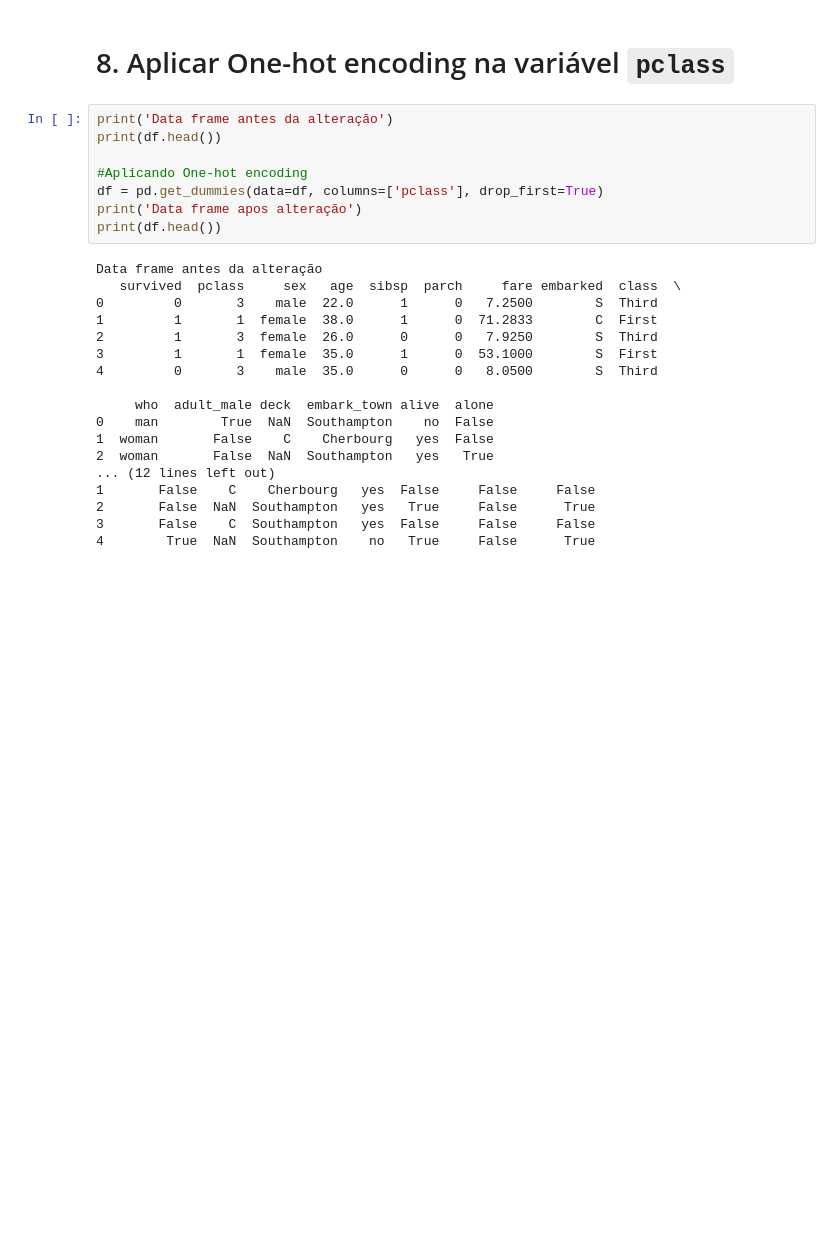
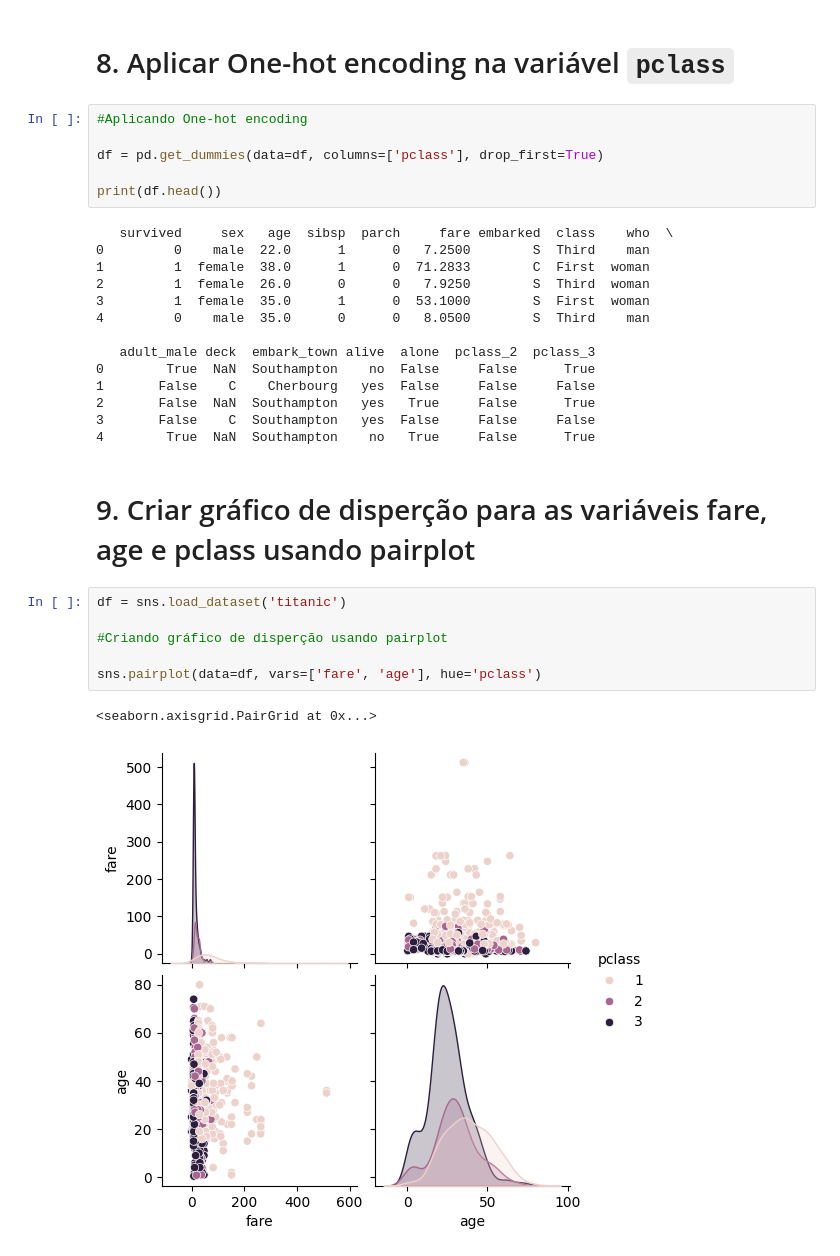
Before and after one commit to DaviFerreira0106/notebooks-inteligenciaArtificial, a Jupyter notebook: Atividade_Pandas_titanic.ipynb, the cells around one changed output. Drawn from its saved outputs; the diff is of its cells as text; blank space fills up the shorter version.

```diff
--- a/Atividade_Pandas_titanic.ipynb
+++ b/Atividade_Pandas_titanic.ipynb
@@ -136,28 +136,33 @@ sns.barplot(data=df, x='sex', y='age', hue='pclass')
 # %% [markdown]
 # 8. Aplicar One-hot encoding na variável **`pclass`**
 # %%
-print('Data frame antes da alteração')
+#Aplicando One-hot encoding
+
+df = pd.get_dummies(data=df, columns=['pclass'], drop_first=True)
+
 print(df.head())
-
-#Aplicando One-hot encoding
-df = pd.get_dummies(data=df, columns=['pclass'], drop_first=True)
-print('Data frame apos alteração')
-print(df.head())
 # %% [output]
-Data frame antes da alteração
-   survived  pclass     sex   age  sibsp  parch     fare embarked  class  \
-0         0       3    male  22.0      1      0   7.2500        S  Third
-1         1       1  female  38.0      1      0  71.2833        C  First
-2         1       3  female  26.0      0      0   7.9250        S  Third
-3         1       1  female  35.0      1      0  53.1000        S  First
-4         0       3    male  35.0      0      0   8.0500        S  Third
+   survived     sex   age  sibsp  parch     fare embarked  class    who  \
+0         0    male  22.0      1      0   7.2500        S  Third    man
+1         1  female  38.0      1      0  71.2833        C  First  woman
+2         1  female  26.0      0      0   7.9250        S  Third  woman
+3         1  female  35.0      1      0  53.1000        S  First  woman
+4         0    male  35.0      0      0   8.0500        S  Third    man
 
-     who  adult_male deck  embark_town alive  alone
-0    man        True  NaN  Southampton    no  False
-1  woman       False    C    Cherbourg   yes  False
-2  woman       False  NaN  Southampton   yes   True
-... (12 lines left out)
+   adult_male deck  embark_town alive  alone  pclass_2  pclass_3
+0        True  NaN  Southampton    no  False     False      True
 1       False    C    Cherbourg   yes  False     False     False
 2       False  NaN  Southampton   yes   True     False      True
 3       False    C  Southampton   yes  False     False     False
 4        True  NaN  Southampton    no   True     False      True
+# %% [markdown]
+# 9. Criar gráfico de disperção para as variáveis fare, age e pclass usando pairplot
+# %%
+df = sns.load_dataset('titanic')
+
+#Criando gráfico de disperção usando pairplot
+
+sns.pairplot(data=df, vars=['fare', 'age'], hue='pclass')
+# %% [output]
+<seaborn.axisgrid.PairGrid at 0x...>
+[figure, added]
```
Also changed, not shown: parts of 2 cells of this notebook.
